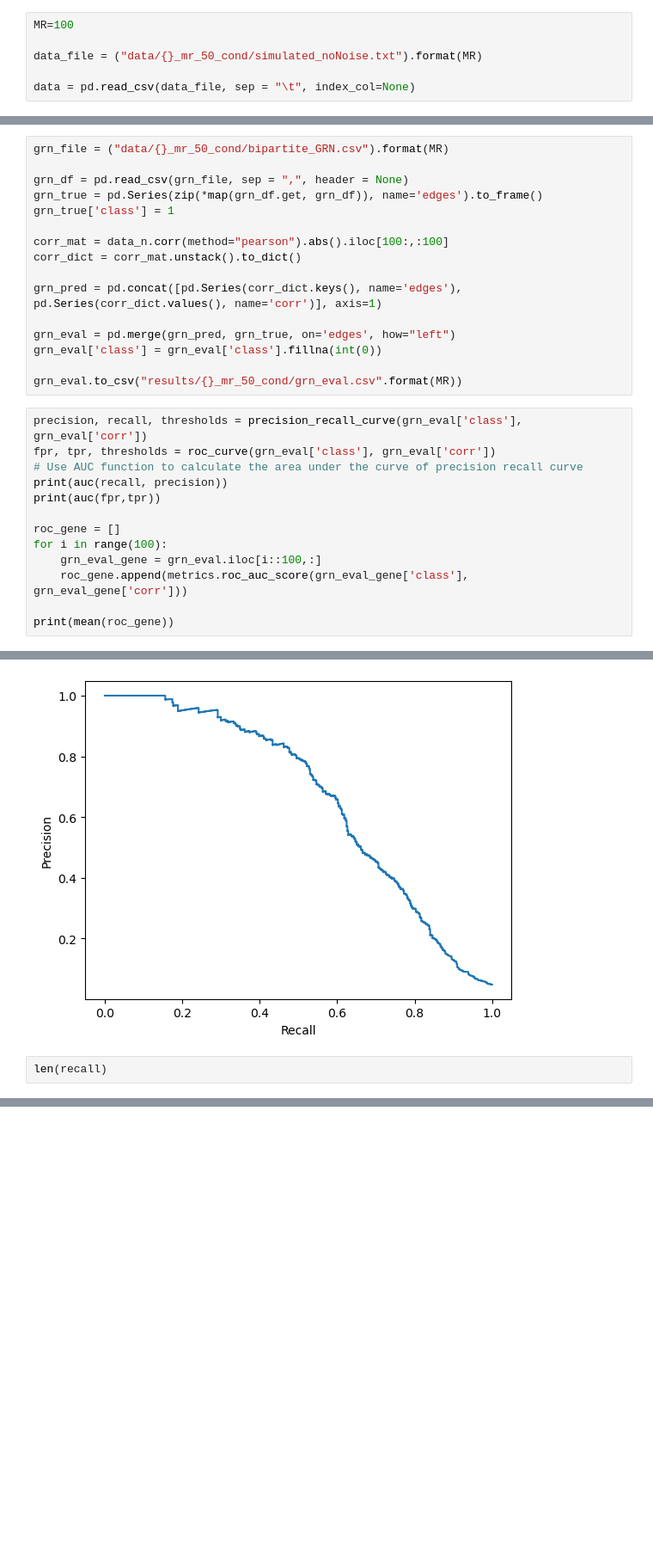
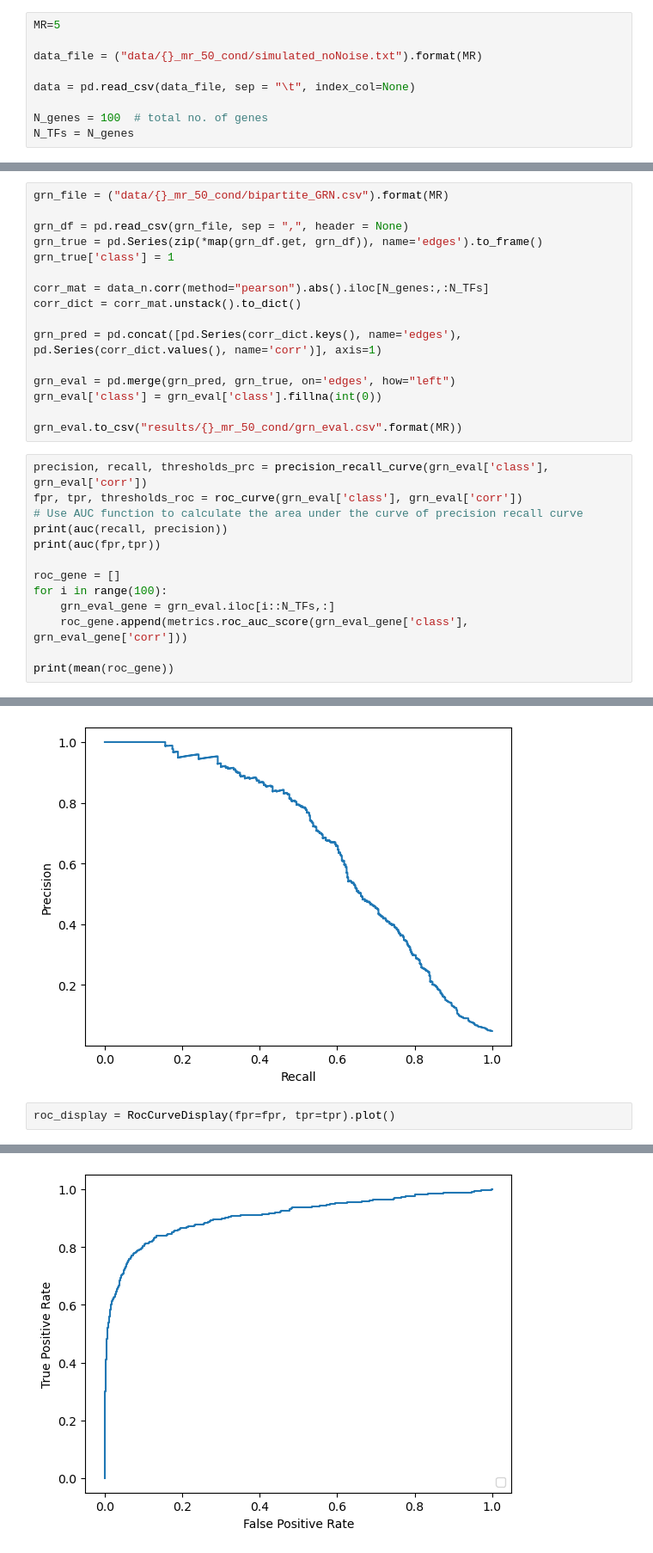
Before and after one commit to MehakBindra/treeGRN, a Jupyter notebook: baseline.ipynb, the cells around one changed output, grey strips where cells are left out. Shown at 86% size. Saved outputs shown, nothing was run; the diff lists cells and outputs as text; blank space fills up the shorter version.

```diff
--- a/baseline.ipynb
+++ b/baseline.ipynb
@@ -9,11 +9,14 @@ from sklearn.metrics import roc_curve, precision_recall_curve, auc
 from sklearn.metrics import RocCurveDisplay, PrecisionRecallDisplay
 from statistics import mean, median
 # %%
-MR=100
+MR=5
 
 data_file = ("data/{}_mr_50_cond/simulated_noNoise.txt").format(MR)
 
 data = pd.read_csv(data_file, sep = "\t", index_col=None)
+
+N_genes = 100  # total no. of genes
+N_TFs = N_genes
 # %%
 data.head()
 # %% [output]
@@ -100,7 +103,7 @@ grn_df = pd.read_csv(grn_file, sep = ",", header = None)
 grn_true = pd.Series(zip(*map(grn_df.get, grn_df)), name='edges').to_frame()
 grn_true['class'] = 1
 
-corr_mat = data_n.corr(method="pearson").abs().iloc[100:,:100]
+corr_mat = data_n.corr(method="pearson").abs().iloc[N_genes:,:N_TFs]
 corr_dict = corr_mat.unstack().to_dict()
 
 grn_pred = pd.concat([pd.Series(corr_dict.keys(), name='edges'),  pd.Series(corr_dict.values(), name='corr')], axis=1)
@@ -110,15 +113,15 @@ grn_eval['class'] = grn_eval['class'].fillna(int(0))
 
 grn_eval.to_csv("results/{}_mr_50_cond/grn_eval.csv".format(MR))
 # %%
-precision, recall, thresholds = precision_recall_curve(grn_eval['class'], grn_eval['corr'])
-fpr, tpr, thresholds = roc_curve(grn_eval['class'], grn_eval['corr'])
+precision, recall, thresholds_prc = precision_recall_curve(grn_eval['class'], grn_eval['corr'])
+fpr, tpr, thresholds_roc = roc_curve(grn_eval['class'], grn_eval['corr'])
 # Use AUC function to calculate the area under the curve of precision recall curve
 print(auc(recall, precision))
 print(auc(fpr,tpr))
 
 roc_gene = []
 for i in range(100):
-    grn_eval_gene = grn_eval.iloc[i::100,:]
+    grn_eval_gene = grn_eval.iloc[i::N_TFs,:]
     roc_gene.append(metrics.roc_auc_score(grn_eval_gene['class'], grn_eval_gene['corr']))
 
 print(mean(roc_gene))
@@ -141,5 +144,5 @@ pr_display = PrecisionRecallDisplay(precision=precision, recall=recall).plot()
 # %% [output]
 [figure]
 # %%
-len(recall)
+roc_display = RocCurveDisplay(fpr=fpr, tpr=tpr).plot()
 # %% [output]
@@ -146,0 +150 @@ len(recall)
+[figure, added]
```
Also changed, not shown: parts of 6 cells of this notebook.
